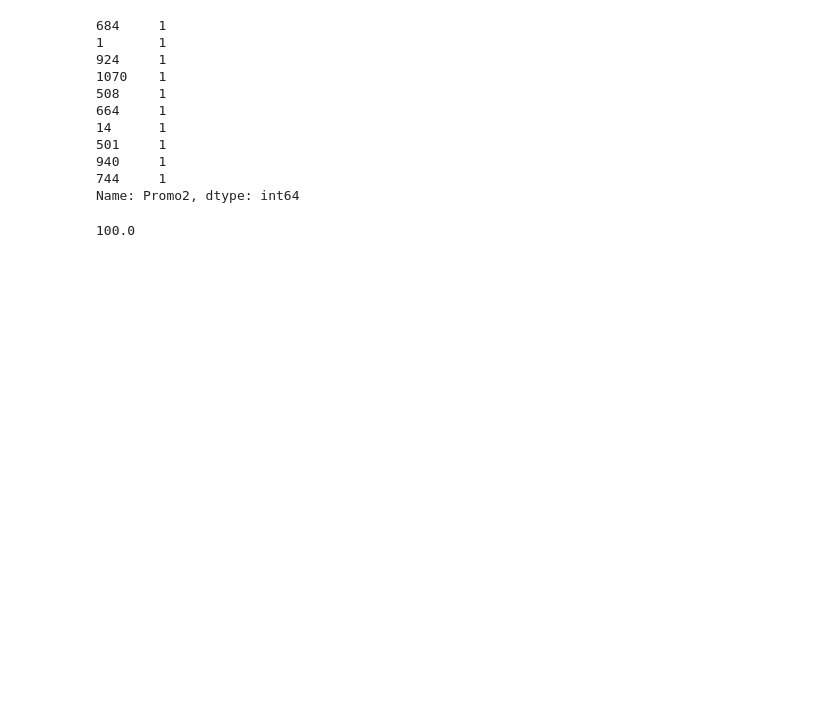
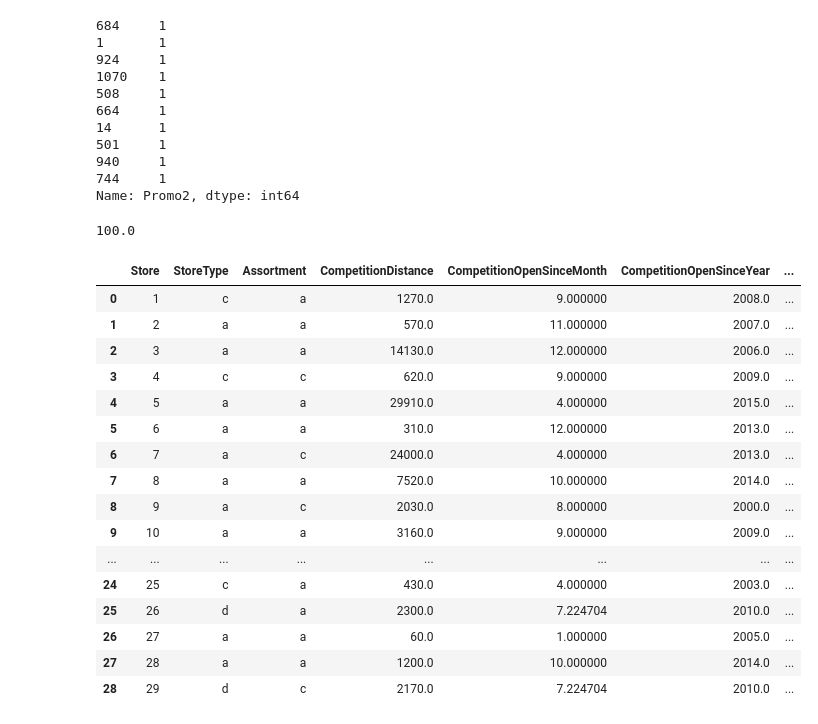
Before and after one commit to Shambhurajdesai/Project, a Jupyter notebook: Capstone_II.ipynb, the cells around one changed output. Cells and saved outputs as stored; diff of their text form; code cells hidden in the pictures; blank space fills up the shorter version.

```diff
--- a/Capstone_II.ipynb
+++ b/Capstone_II.ipynb
@@ -584,0 +585,20 @@ accuracy_score?
+# %%
+df.head(29)
+# %% [output]
+|  | Store | StoreType | Assortment | CompetitionDistance | CompetitionOpenSinceMonth | CompetitionOpenSinceYear | ... |
+| 0 | 1 | c | a | 1270.0 | 9.000000 | 2008.0 | ... |
+| 1 | 2 | a | a | 570.0 | 11.000000 | 2007.0 | ... |
+| 2 | 3 | a | a | 14130.0 | 12.000000 | 2006.0 | ... |
+| 3 | 4 | c | c | 620.0 | 9.000000 | 2009.0 | ... |
+| 4 | 5 | a | a | 29910.0 | 4.000000 | 2015.0 | ... |
+| 5 | 6 | a | a | 310.0 | 12.000000 | 2013.0 | ... |
+| 6 | 7 | a | c | 24000.0 | 4.000000 | 2013.0 | ... |
+| 7 | 8 | a | a | 7520.0 | 10.000000 | 2014.0 | ... |
+| 8 | 9 | a | c | 2030.0 | 8.000000 | 2000.0 | ... |
+| 9 | 10 | a | a | 3160.0 | 9.000000 | 2009.0 | ... |
+| ... | ... | ... | ... | ... | ... | ... | ... |
+| 24 | 25 | c | a | 430.0 | 4.000000 | 2003.0 | ... |
+| 25 | 26 | d | a | 2300.0 | 7.224704 | 2010.0 | ... |
+| 26 | 27 | a | a | 60.0 | 1.000000 | 2005.0 | ... |
+| 27 | 28 | a | a | 1200.0 | 10.000000 | 2014.0 | ... |
+| 28 | 29 | d | c | 2170.0 | 7.224704 | 2010.0 | ... |
```
Also changed, not shown: parts of 4 cells of this notebook.
